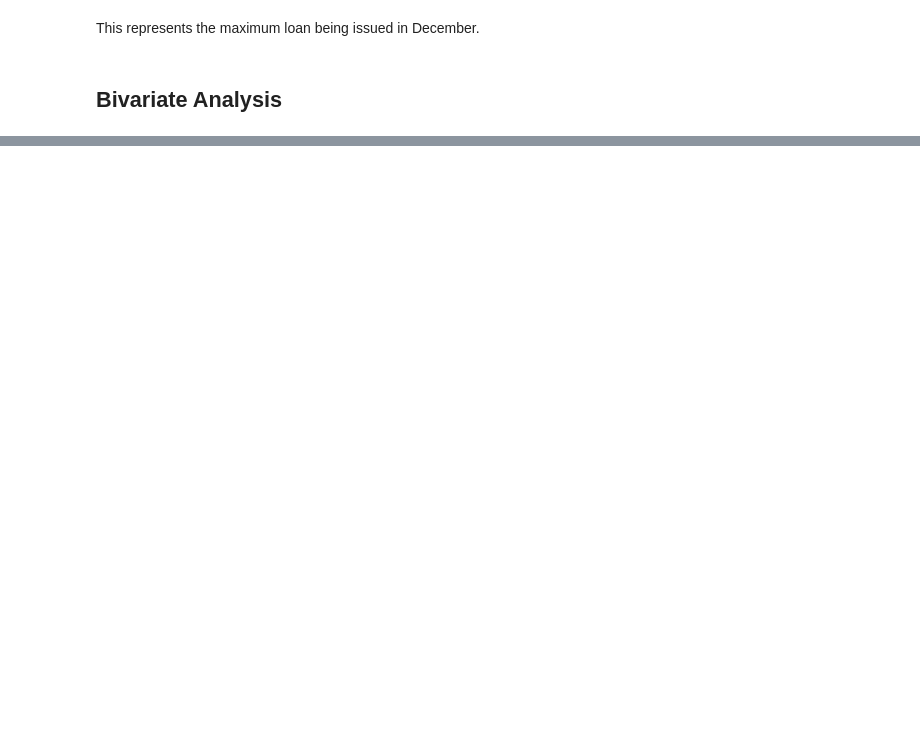
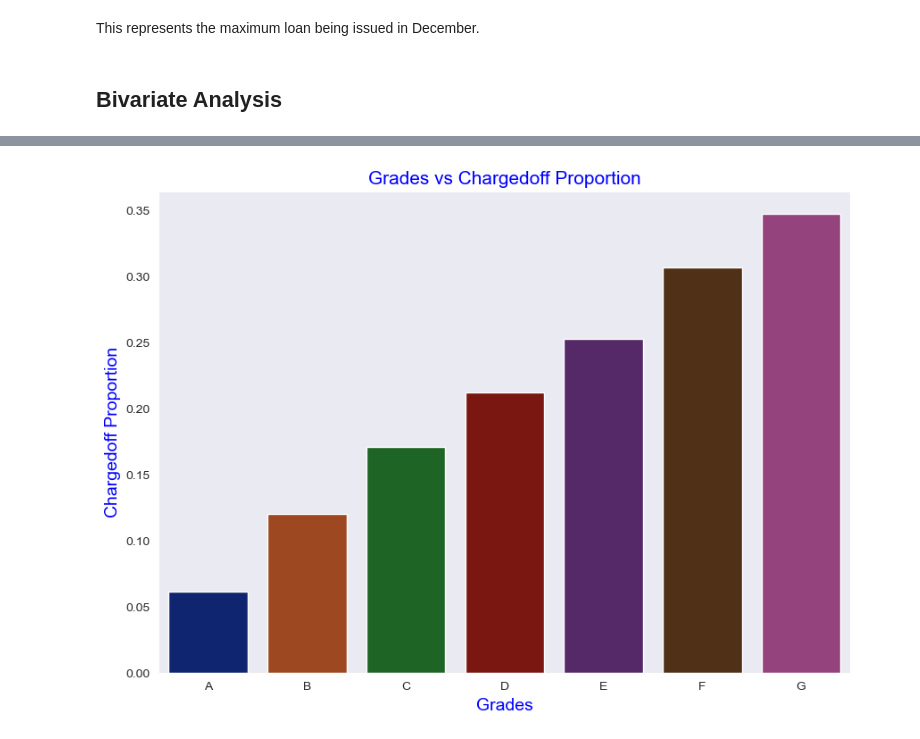
Before and after one commit to chetnapriyadarshini/Lending_Club_Case_Study_EDA, a Jupyter notebook: Group_Facilitator_Name.ipynb, the cells around one changed output, grey strips where cells are left out. Drawn from its saved outputs; the diff is of its cells as text; code cells hidden in the pictures; blank space fills up the shorter version.

```diff
--- a/Group_Facilitator_Name.ipynb
+++ b/Group_Facilitator_Name.ipynb
@@ -735,0 +834,7 @@ This represents the maximum loan being issued in December.
+# %%
+#   Grade Vs Charged Off Proportion
+
+gr_vs_COloan = loanData.groupby(['grade', 'loan_status']).loan_status.count().unstack().fillna(0).reset_index()
+gr_vs_COloan['Total'] = gr_vs_COloan['Charged Off'] + gr_vs_COloan['Current'] + gr_vs_COloan['Fully Paid']
+gr_vs_COloan['Chargedoff_Proportion'] = gr_vs_COloan['Charged Off'] / gr_vs_COloan['Total']
+gr_vs_COloan.sort_values('Chargedoff_Proportion', ascending=False)
@@ -735,0 +850,11 @@ This represents the maximum loan being issued in December.
+# %%
+#   Lets plot the figure
+
+fig, ax1 = plt.subplots(figsize=(10, 7),facecolor='w')
+ax1.set_title('Grades vs Chargedoff Proportion',fontsize=15,color='b')
+ax1=sns.barplot(x='grade', y='Chargedoff_Proportion', data=gr_vs_COloan)
+ax1.set_xlabel('Grades',fontsize=14,color='b')
+ax1.set_ylabel('Chargedoff Proportion',fontsize=14,color ='b')
+plt.show()
+# %% [output]
+[figure, added]
```
Also changed, not shown: parts of 25 cells of this notebook.
